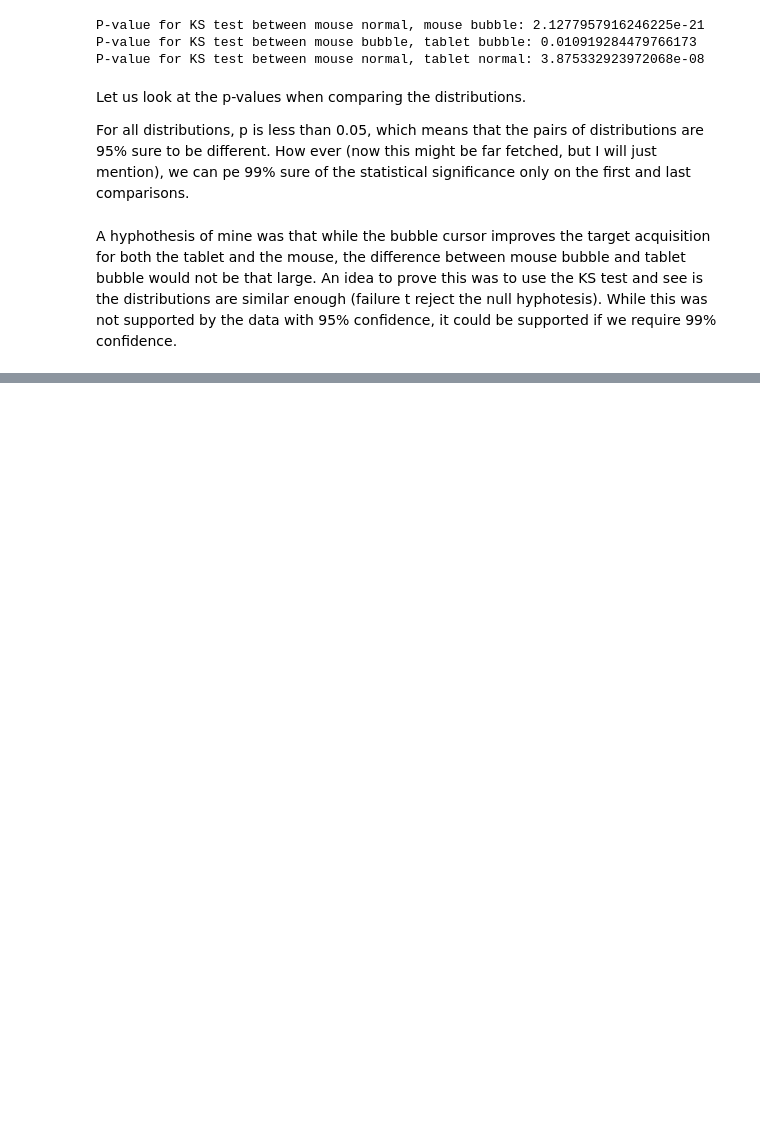
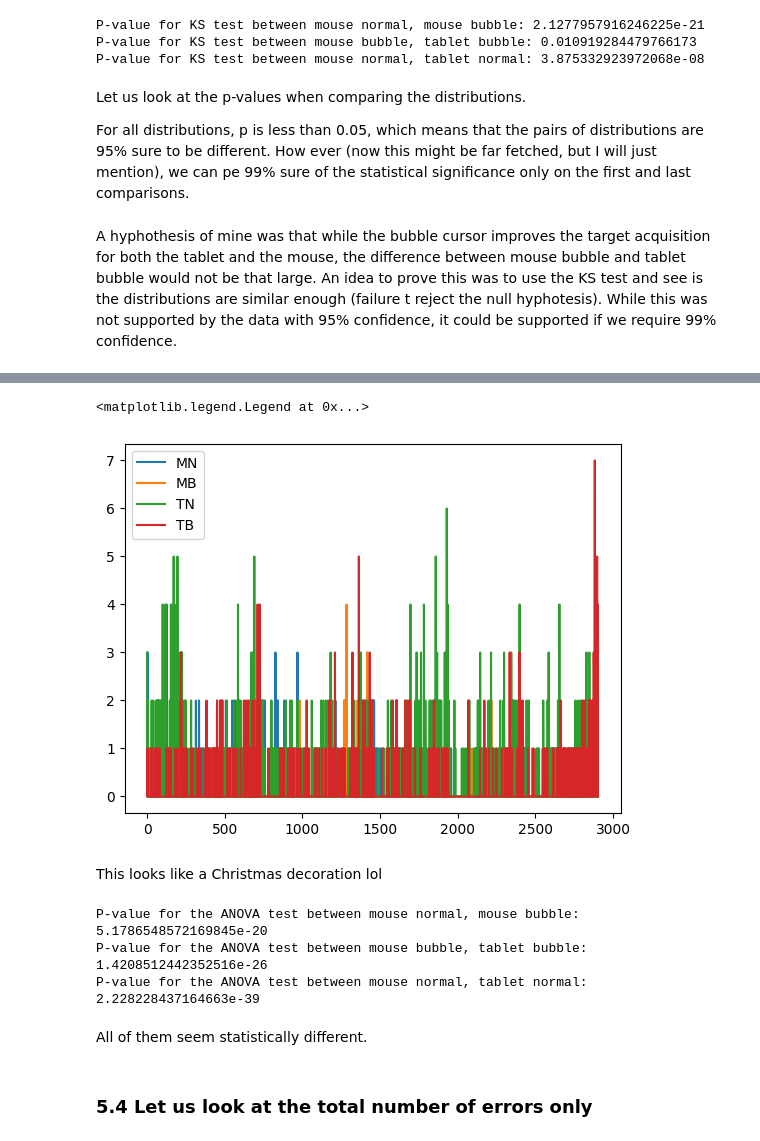
Before and after one commit to IoanaBaciu24/BubbleCursorExperiment, a Jupyter notebook: notebook.ipynb, the cells around one changed output, grey strips where cells are left out. Cells and saved outputs as stored; diff of their text form; code cells hidden in the pictures; blank space fills up the shorter version.

```diff
--- a/notebook.ipynb
+++ b/notebook.ipynb
@@ -379,0 +431,16 @@ A hyphothesis of mine was that while the bubble cursor improves the target acqui
+# %%
+def back_from_cumsum(array):
+
+    result = [array[0]]
+    for i in range(1, len(array)):
+        if array[i] < array[i-1]:
+            result.append(array[i])
+        else:
+            result.append(array[i] - array[i-1])
+
+    return np.array(result)
+# %%
+MNe_norm = back_from_cumsum(MNe)
+MBe_norm = back_from_cumsum(MBe)
+TNe_norm = back_from_cumsum(TNe)
+TBe_norm = back_from_cumsum(TBe)
@@ -379,0 +460,27 @@ A hyphothesis of mine was that while the bubble cursor improves the target acqui
+# %%
+fig, ax = plt.subplots()
+
+ax.plot(MNe_norm, label = "MN")
+ax.plot(MBe_norm, label = "MB")
+ax.plot(TNe_norm, label = "TN")
+ax.plot(TBe_norm, label = "TB")
+
+ax.legend()
+# %% [output]
+<matplotlib.legend.Legend at 0x...>
+[figure, added]
+# %% [markdown]
+This looks like a Christmas decoration lol
+# %%
+# Statistical significance things
+print("P-value for the ANOVA test between mouse normal, mouse bubble: {0}".format(stats.f_oneway(MNe_norm, MBe_norm).pvalue))
+print("P-value for the ANOVA test between mouse bubble, tablet bubble: {0}".format(stats.f_oneway(MBe_norm, TBe_norm).pvalue))
+print("P-value for the ANOVA test between mouse normal, tablet normal: {0}".format(stats.f_oneway(MNe_norm, TNe_norm).pvalue))
+# %% [output]
+P-value for the ANOVA test between mouse normal, mouse bubble: 5.1786548572169845e-20
+P-value for the ANOVA test between mouse bubble, tablet bubble: 1.4208512442352516e-26
+P-value for the ANOVA test between mouse normal, tablet normal: 2.228228437164663e-39
+# %% [markdown]
+All of them seem statistically different.
+# %% [markdown]
+### 5.4 Let us look at the total number of errors only
```
Also changed, not shown: parts of 14 cells of this notebook.
